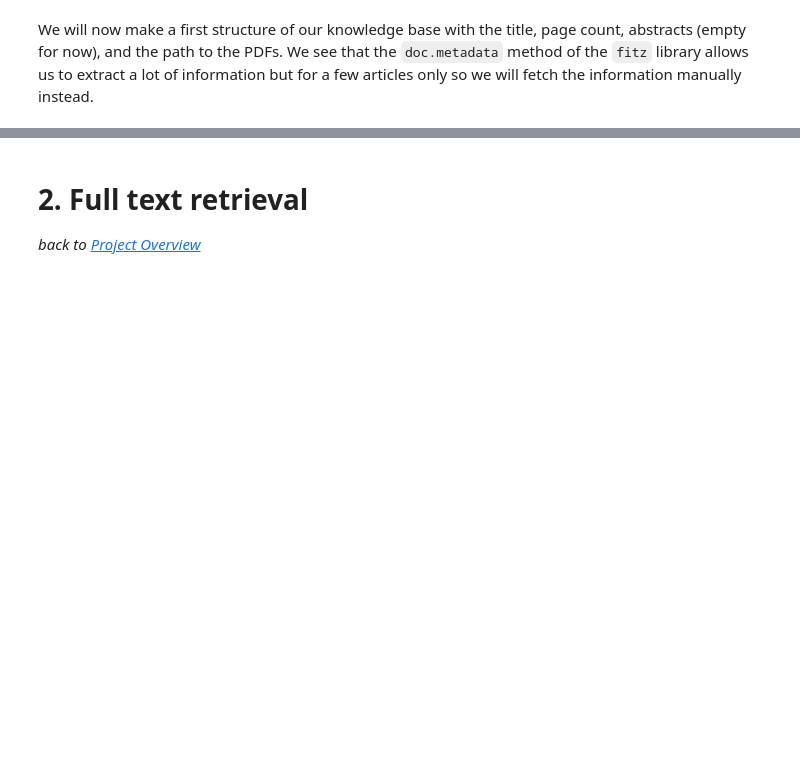
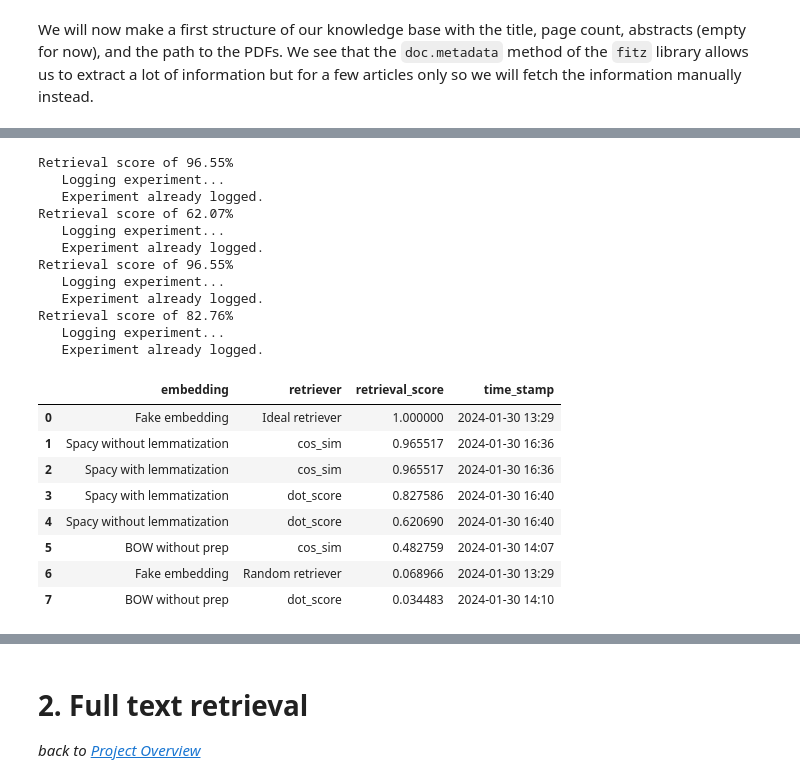
Before and after one commit to MathieuDemarets/vlerick-mai-nlp-2023, a Jupyter notebook: Final_Assignment/Articles.ipynb, the cells around one changed output, grey strips where cells are left out. Drawn from its saved outputs; the diff is of its cells as text; code cells hidden in the pictures; blank space fills up the shorter version.

```diff
--- a/Final_Assignment/Articles.ipynb
+++ b/Final_Assignment/Articles.ipynb
@@ -180,0 +625,20 @@ Proportion of articles with more than 30 pages: 14.63%
+# %%
+embeddings = pd.read_pickle("embeddings.pkl")
+spacy_tokenizer_no_lemma = lambda x: spacy_tokenizer(x, lemmatize=False)
+embeddings["tokens_no_lemma"] = embeddings["abstract"].progress_apply(spacy_tokenizer_no_lemma)
+embeddings["tokens_lemma"] = embeddings["abstract"].progress_apply(spacy_tokenizer)
+# embeddings.to_pickle("embeddings.pkl") # avoid overwriting the embeddings file
+# %%
+# Create the new embedding functions and abstract embeddings for the tokenized abstracts
+
+# No lemma
+tokenMap_no_lemma, tokenMapInverse_no_lemma, tokenFreq_no_lemma = vocabBOW(embeddings, vocab_col='tokens_no_lemma', vocab_size=1000, verbose=True)
+embedBOW_no_lemma = lambda x: embedBOW(x, vocab_size=1000, tokenMap=tokenMap_no_lemma)
+embeddings["embeddedBOW_no_lemma"] = embeddings['tokens_no_lemma'].progress_apply(embedBOW_no_lemma)
+
+# Lemma
+tokenMap_lemma, tokenMapInverse_lemma, tokenFreq_lemma = vocabBOW(embeddings, vocab_col='tokens_lemma', vocab_size=1000, verbose=True)
+embedBOW_lemma = lambda x: embedBOW(x, vocab_size=1000, tokenMap=tokenMap_lemma)
+embeddings["embeddedBOW_lemma"] = embeddings['tokens_lemma'].progress_apply(embedBOW_lemma)
+
+# embeddings.to_pickle("embeddings.pkl") # avoid overwriting the embeddings file
@@ -180,0 +688,37 @@ Proportion of articles with more than 30 pages: 14.63%
+# %%
+# Log the retrieval score of the new retrievers
+
+_ = log_retriever(
+    embedding_name="Spacy without lemmatization", retriever_name="cos_sim", retriever=spacy_no_lemma_cos,
+    scorer=retrieval_score, logs="retrieval_logs.xlsx", verbose=True)
+_ = log_retriever(
+    embedding_name="Spacy without lemmatization", retriever_name="dot_score", retriever=spacy_no_lemma_dot,
+    scorer=retrieval_score, logs="retrieval_logs.xlsx", verbose=True)
+_ = log_retriever(
+    embedding_name="Spacy with lemmatization", retriever_name="cos_sim", retriever=spacy_lemma_cos,
+    scorer=retrieval_score, logs="retrieval_logs.xlsx", verbose=True)
+log_retriever(
+    embedding_name="Spacy with lemmatization", retriever_name="dot_score", retriever=spacy_lemma_dot,
+    scorer=retrieval_score, logs="retrieval_logs.xlsx", verbose=True)
+# %% [output]
+Retrieval score of 96.55%
+   Logging experiment...
+   Experiment already logged.
+Retrieval score of 62.07%
+   Logging experiment...
+   Experiment already logged.
+Retrieval score of 96.55%
+   Logging experiment...
+   Experiment already logged.
+Retrieval score of 82.76%
+   Logging experiment...
+   Experiment already logged.
+|  | embedding | retriever | retrieval_score | time_stamp |
+| 0 | Fake embedding | Ideal retriever | 1.000000 | 2024-01-30 13:29 |
+| 1 | Spacy without lemmatization | cos_sim | 0.965517 | 2024-01-30 16:36 |
+| 2 | Spacy with lemmatization | cos_sim | 0.965517 | 2024-01-30 16:36 |
+| 3 | Spacy with lemmatization | dot_score | 0.827586 | 2024-01-30 16:40 |
+| 4 | Spacy without lemmatization | dot_score | 0.620690 | 2024-01-30 16:40 |
+| 5 | BOW without prep | cos_sim | 0.482759 | 2024-01-30 14:07 |
+| 6 | Fake embedding | Random retriever | 0.068966 | 2024-01-30 13:29 |
+| 7 | BOW without prep | dot_score | 0.034483 | 2024-01-30 14:10 |
```
Also changed, not shown: parts of 32 cells of this notebook, 7 other files.
